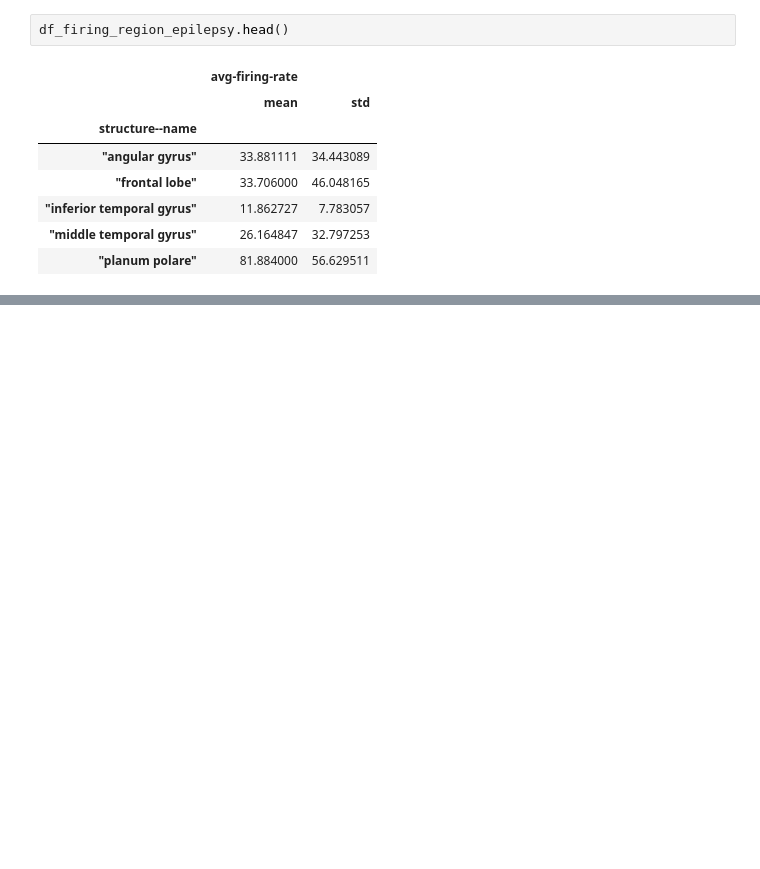
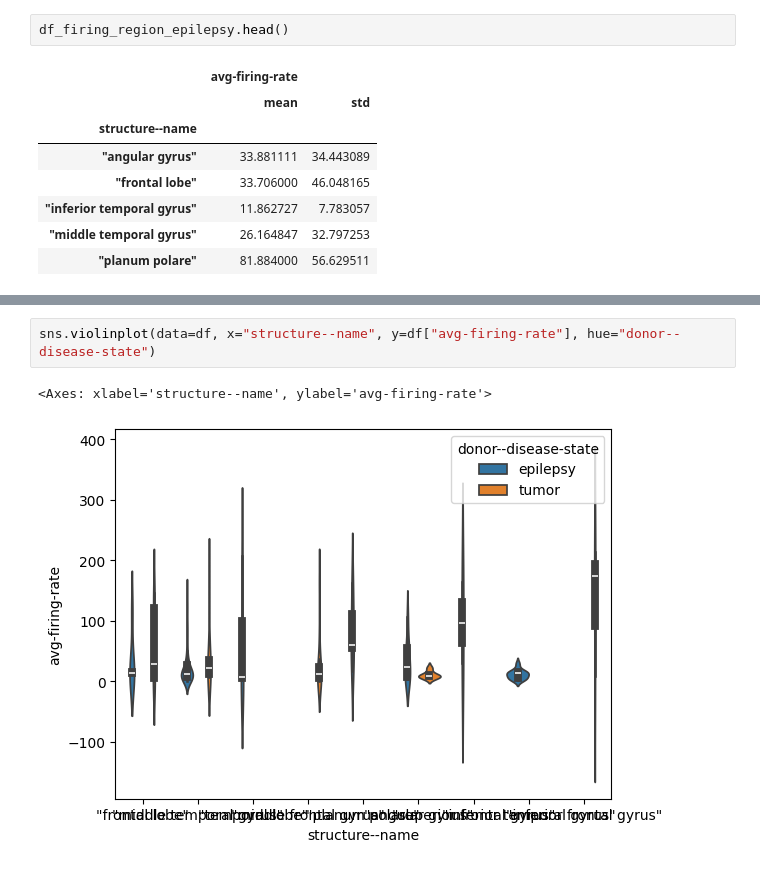
Before and after one commit to LauraMonni1/Project_Human-Brain-Neurons-Analysis, a Jupyter notebook: notebooks/Draft_human_all.ipynb, the cells around one changed output, grey strips where cells are left out. Cells and saved outputs as stored; diff of their text form; blank space fills up the shorter version.

```diff
--- a/notebooks/Draft_human_all.ipynb
+++ b/notebooks/Draft_human_all.ipynb
@@ -366,0 +397,5 @@ df_firing_region_disease
+# %%
+sns.violinplot(data=df, x="structure--name", y=df["avg-firing-rate"], hue="donor--disease-state")
+# %% [output]
+<Axes: xlabel='structure--name', ylabel='avg-firing-rate'>
+[figure, added]
```
Also changed, not shown: parts of 45 cells of this notebook, 3 other files.
